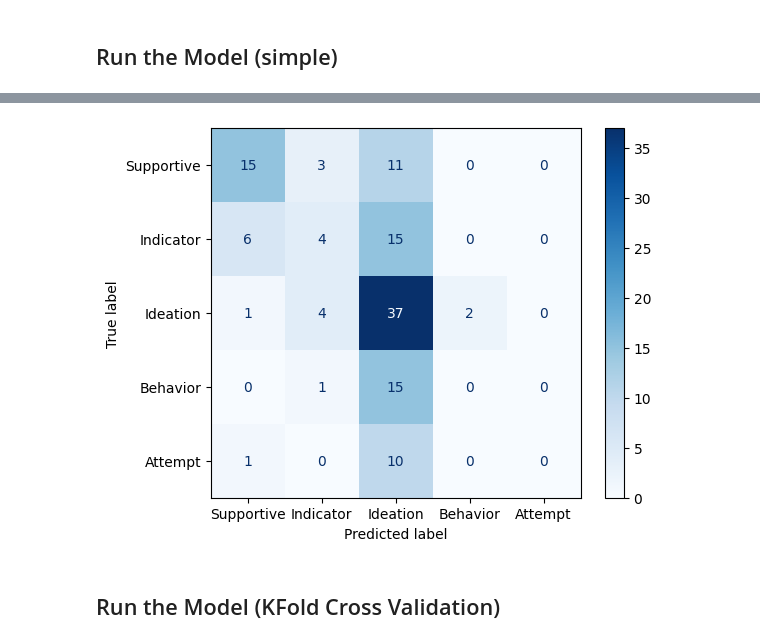
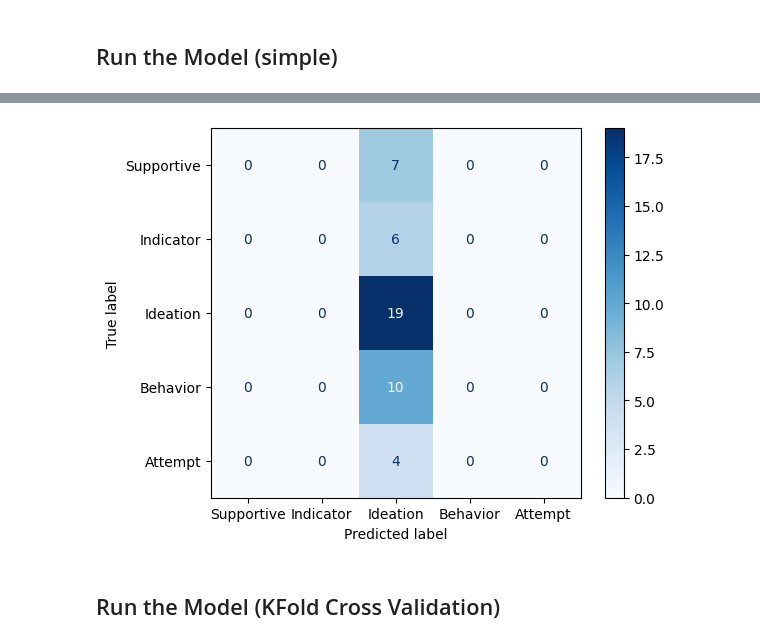
Before and after one commit to bpopp/CSE-6250-Final-Project, a Jupyter notebook: CSE-6250-Team-A1-Full Source Code.ipynb, the cells around one changed output, grey strips where cells are left out. Cells and saved outputs as stored; diff of their text form; code cells hidden in the pictures.

Commit message:
General cleanup and improved model section.

```diff
--- a/CSE-6250-Team-A1-Full Source Code.ipynb
+++ b/CSE-6250-Team-A1-Full Source Code.ipynb
@@ -245,22 +243,15 @@ print ( x_data_all.shape, y_data_all.shape )
 # %% [markdown]
 ## Run the Model (simple)
 # %%
-X_train, X_test, y_train, y_test = train_test_split( x_data_all , y_data_df, test_size=0.25)
-print ( 'train:', X_train.shape, y_train.shape )
-print ( 'test:', X_test.shape, y_test.shape )
+x_train, x_test, y_train, y_test = train_test_split( x_data_all , y_data_df, test_size=0.25)
+print ( 'train:', x_train.shape, y_train.shape )
+print ( 'test:', x_test.shape, y_test.shape )
+
+epochs = 3 #cnn_params['epoch']
 cnn_model = get_keras_cnn_model()
+cnn_model.fit(x=x_train, y=to_categorical(y_train), batch_size=4, epochs=epochs, verbose=1)
 
-epochs = 10 #cnn_params['epoch']
-cnn_model.fit(x=X_train, y=to_categorical(y_train), batch_size=cnn_params['batch'], epochs=epochs, verbose=cnn_params['verbose'])
-
-model_feat_extractor = Model(inputs=cnn_model.input, outputs=cnn_model.get_layer(intermediate_layer).output)
-train_cnn_feat = np.array(model_feat_extractor.predict(X_train))
-test_cnn_feat = np.array(model_feat_extractor.predict(X_test))
-
-mlp_model = get_mlp_model(ip_dim = len(train_cnn_feat[0]))
-mlp_model.fit(x=train_cnn_feat, y=to_categorical(y_train), batch_size=cnn_params['batch'], epochs=epochs, verbose=cnn_params['verbose'])
-
-y_pred = mlp_model.predict(test_cnn_feat)
+y_pred = cnn_model.predict(x_test)
 y_pred = np.argmax(y_pred, axis=-1) ## find the classifier with the highest probability
 y_true = y_test.values
 
@@ -292,4 +277,4 @@ Precision: 0.644         Recall: 0.596   F1-Score: 0.619
-[figure, old version]
+[figure, new version]
 # %% [markdown]
 ## Run the Model (KFold Cross Validation)
 # %%
```
Also changed, not shown: parts of 9 cells of this notebook, 1 other file.
